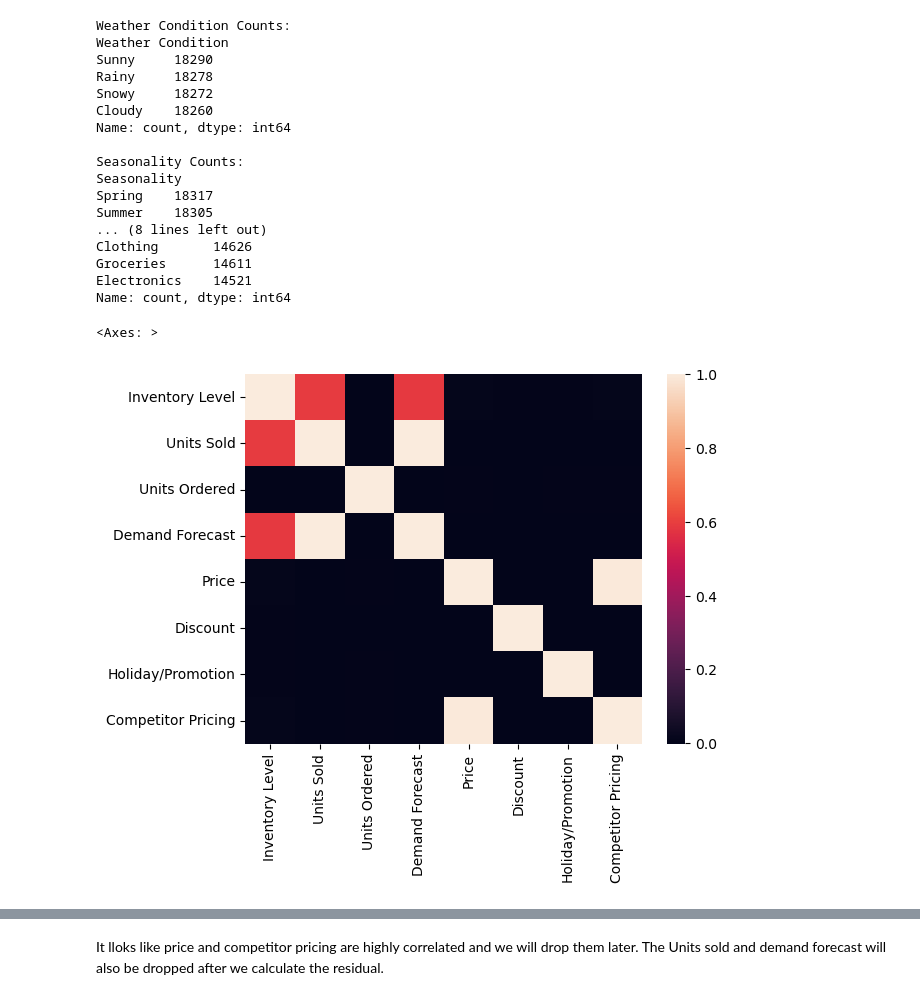
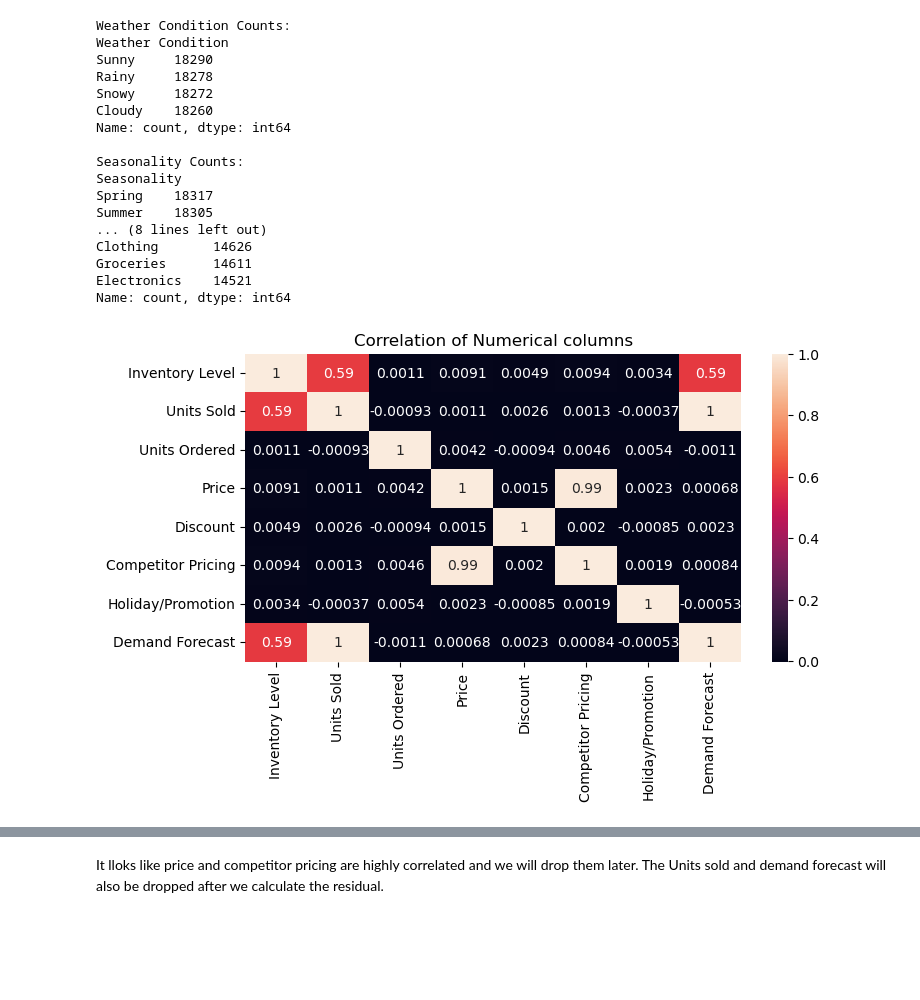
Before and after one commit to silvanoross/IMT574_FinalProject, a Jupyter notebook: IMT574_FinalProject_Fchange315.ipynb, the cells around one changed output, grey strips where cells are left out. Cells and saved outputs as stored; diff of their text form; code cells hidden in the pictures; blank space fills up the shorter version.

```diff
--- a/IMT574_FinalProject_Fchange315.ipynb
+++ b/IMT574_FinalProject_Fchange315.ipynb
@@ -327,10 +480,15 @@ Clothing       14626
 Groceries      14611
 Electronics    14521
 Name: count, dtype: int64
-# %%
-# look at any columns that may be correlated
-corr_matrix = df.select_dtypes('number').corr()
-sns.heatmap(corr_matrix)
-# %% [output]
-<Axes: >
-[figure, removed]
+# %%
+numarical_columns = ['Inventory Level','Units Sold','Units Ordered','Price','Discount','Competitor Pricing','Holiday/Promotion','Demand Forecast']
+
+corr_matrix = df[numarical_columns].corr()
+
+plt.figure(figsize=(8,4))
+
+sns.heatmap(corr_matrix, annot=True)
+plt.title("Correlation of Numerical columns")
+plt.show()
+# %% [output]
+[figure, added]
```
Also changed, not shown: parts of 6 cells of this notebook, 3 other files.
